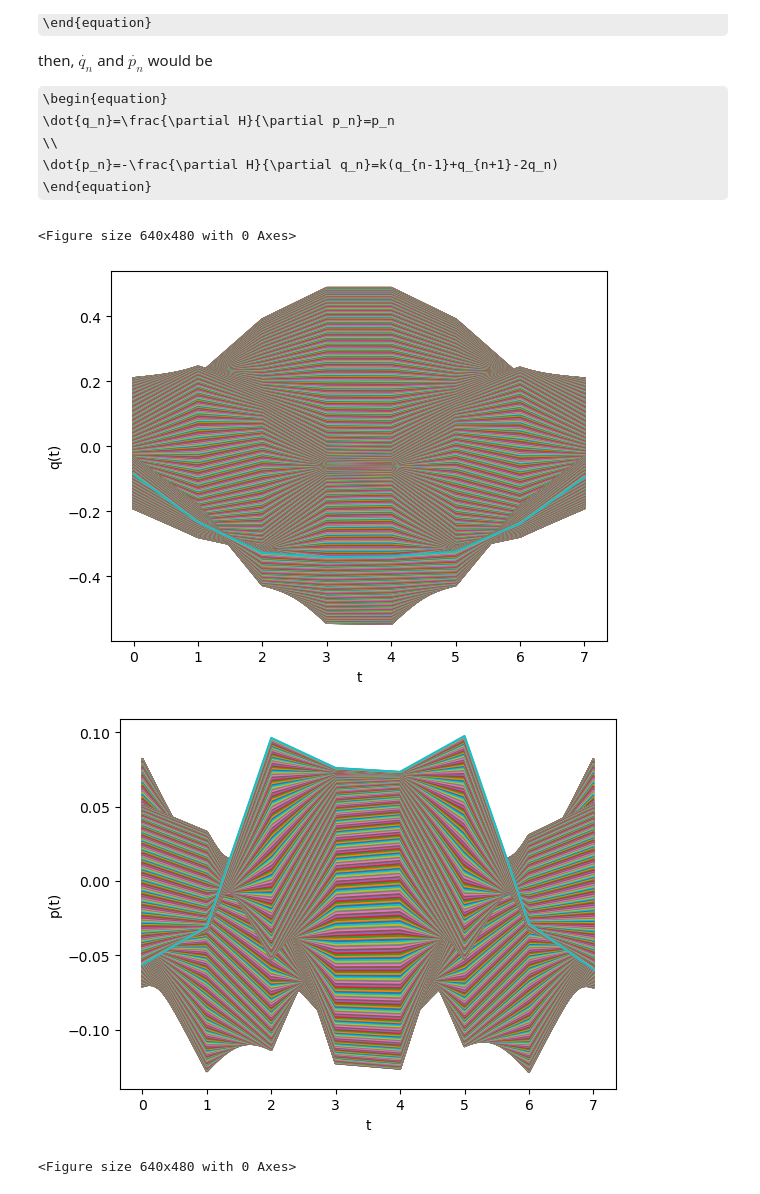
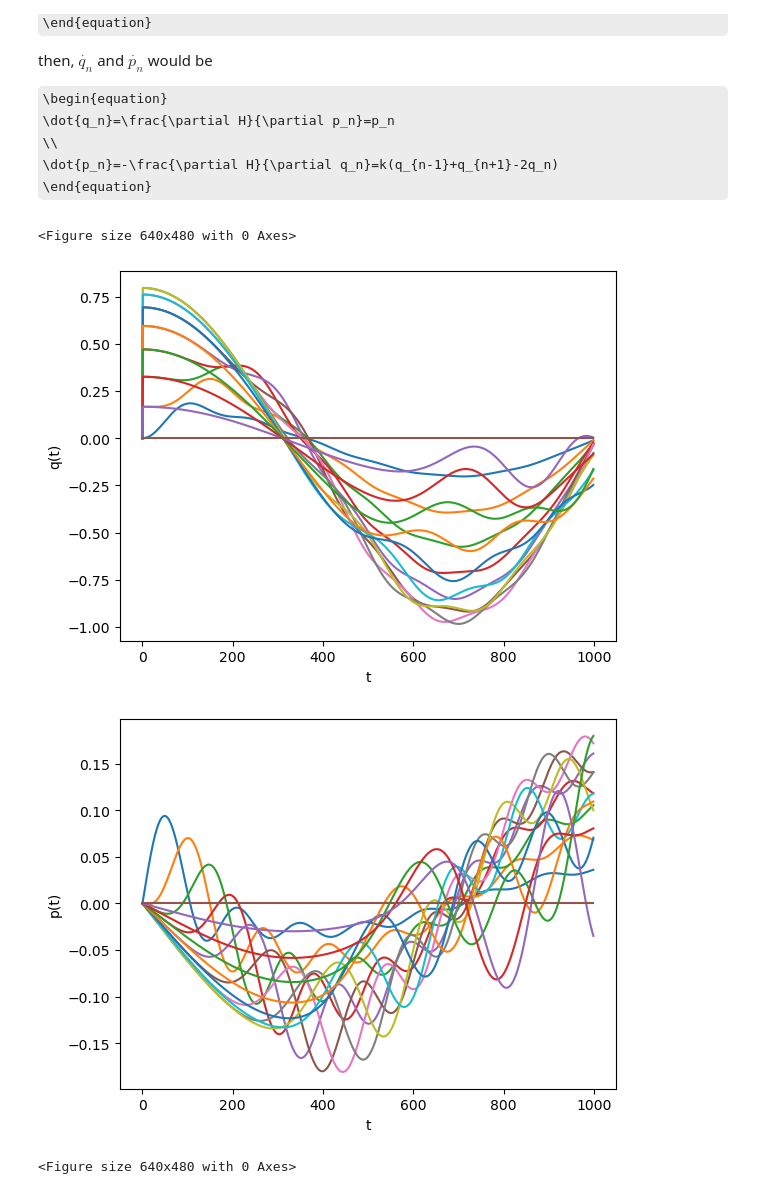
Before and after one commit to GeorgeGuannan/Project_2_FPUT, a Jupyter notebook: FPUT.ipynb, the cells around one changed output. Cells and saved outputs as stored; diff of their text form; code cells hidden in the pictures; some formulas as TeX source.

```diff
--- a/FPUT.ipynb
+++ b/FPUT.ipynb
@@ -62,55 +52,39 @@ def p_dot_update(p_dot, q):
 # %%
 ## Using Euler Method to integrate qdot and pdot
-a = 0.0 # start of the interval
-b = 20.0 # end of the interval
+t_a = 0.0 # start of the interval
+t_b = 30.0 # end of the interval
 N = 1000 # number of steps
-dt = (b-a)/N # size of a single step
+dt = (t_b-t_a)/N # size of a single step
 
-t_points = np.arange(a,b,h)
-# q_points = np.zeros([M,N])
-# p_points = np.zeros([M,N])
-
+## Initial p_dot and q_dot at time t=0
+q_dot = p
+p_dot_0 = np.zeros(M)
 p_dot = p_dot_update(p_dot_0,q)
 
-q_array = np.zeros([N,M])
-p_array = np.zeros([N,M])
+q_matrix = np.zeros([N,M])
+p_matrix = np.zeros([N,M])
 
 for t in range(1,N):
-    for n in range(M):
+    for n in range(M-1):
         q[n] = q_dot[n]*dt + q[n]
         p[n] = p_dot[n]*dt + p[n]
         p_dot = p_dot_update(p_dot,q)
         q_dot = p
-    q_array[t:]=q
-    p_array[t:]=p
+    q_matrix[t:]=q
+    p_matrix[t:]=p
 
-
-
-
-
-# for n in range(M):
-#     q_n_dot = q_dot[n] # time derivative of q
-#     p_n_dot = p_dot[n] # time derivative of p
-#     for t in range(N):
-#         if t == 0 or t == N-1:
-#             q_points[n,t] = q[n]
-#             p_points[n,t] = p[n]
-#         else:
-#             q_points[n,t] = q_n_dot*dt + q_points[n,t-1]
-#             p_points[n,t] = p_n_dot*dt + p_points[n,t-1]
-
-plt.plot(q_array.T)
+plt.plot(q_matrix)
 plt.xlabel("t")
 plt.ylabel("q(t)")
 plt.figure()
 
-plt.plot(p_array.T)
+plt.plot(p_matrix)
 plt.xlabel("t")
 plt.ylabel("p(t)")
 plt.figure()
 # %% [output]
 <Figure size 640x480 with 0 Axes>
-[figure, old version]
+[figure, new version]
-[figure, old version]
+[figure, new version]
 <Figure size 640x480 with 0 Axes>
 # %%
```
Also changed, not shown: parts of 2 cells of this notebook.
